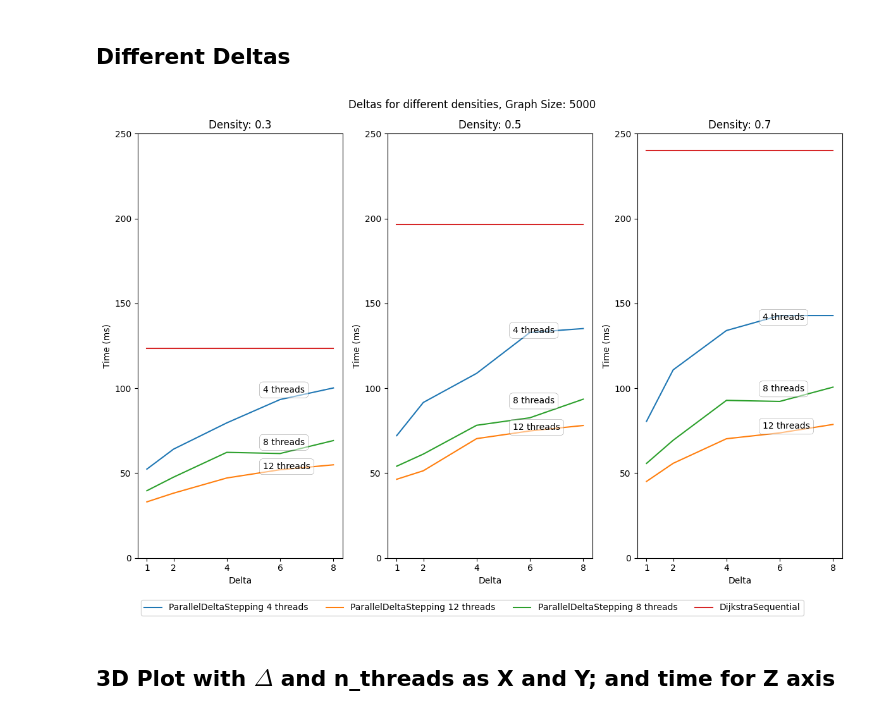
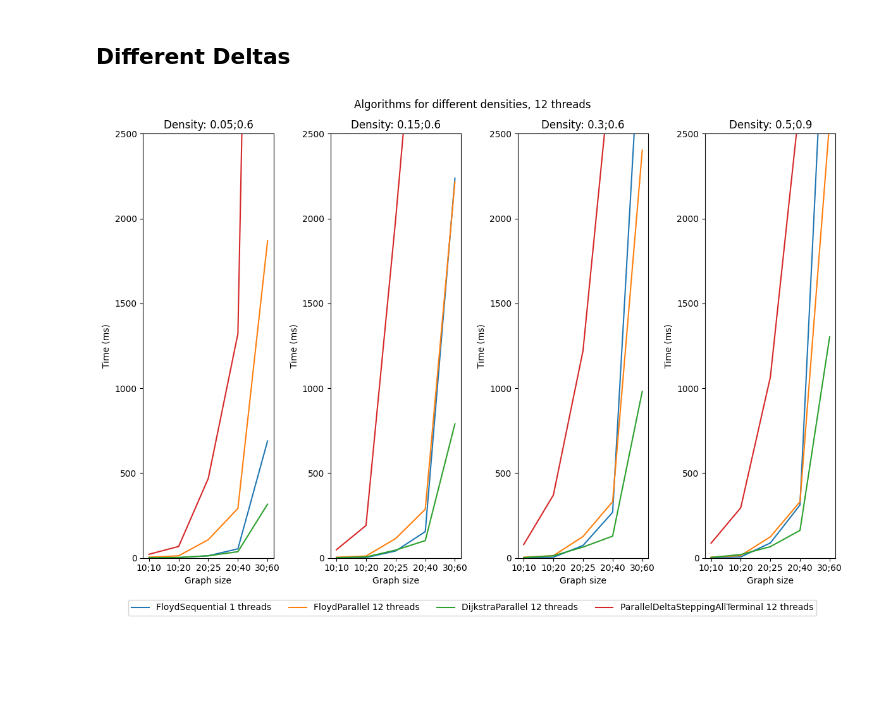
Before and after one commit to RomainPuech/parallel_shortest_path, a Jupyter notebook: analysis.ipynb, the cells around one changed output. Drawn from its saved outputs; the diff is of its cells as text; code cells hidden in the pictures; blank space fills up the shorter version.

Commit message:
Analysis of floyd warshall

```diff
--- a/analysis.ipynb
+++ b/analysis.ipynb
@@ -5,9 +5,9 @@ import pandas as pd
 import os
 
 def load() -> pd.DataFrame:
-    path = os.getcwd() + "/parallel_shortest_path/data/"
+    path = os.getcwd() + "\\"
 
-    ds_names_list: list[str] = ["results_200.csv", "results_500.csv", "results_1000.csv", "results_2500.csv", "results_5000.csv", "results_7500.csv", "results_10000.csv"]
+    ds_names_list: list[str] = ["results_25000_0.7_network.csv"]
 
     df_list: list[pd.DataFrame] = []
 
@@ -25,9 +25,10 @@ data = load()
 # %%
 class Algorithm:
     fwd = {
-        0:"DeltaStepping",
-        1: "DijkstraSequential",
-        2: "ParallelDeltaStepping"
+        0:"FloydSequential",
+        1: "FloydParallel",
+        2: "DijkstraParallel",
+        3: "ParallelDeltaSteppingAllTerminal"
         }
     bwd = {v: k for k, v in fwd.items()}
     def __getitem__(self, item):
@@ -55,6 +56,6 @@ def filter_df(df, alg:str | int = None, parallel:bool = None, delta:int = None,
         df = df[df['n_threads'] == n_threads]
     return df
 
-filter_df(data, alg=2, delta=1, graph_size=200, graph_density=0.3)
+filter_df(data, alg=2, graph_size="30;60", graph_density="0.3;0.6")
 # %% [output]
 |  | algorithm | parallel | delta | graph_size | graph_density | n_threads | time |
@@ -165,55 +160,50 @@ plt.show();
 import matplotlib.pyplot as plt
 import numpy as np
 
-graph_size = 5000
+n_threads = 12
 densities = data["graph_density"].unique()
 fig, axs = plt.subplots(1,len(densities), figsize=(12, 8))
 
 lines_labels = []
 
-filtered_df = filter_df(data, graph_size=graph_size, alg=1)
+filtered_df = filter_df(data, n_threads=n_threads)
 mmin = filtered_df["time"].min()
 mmax = filtered_df["time"].max()
 
+g_sizes = data['graph_size'].unique()
+
 for i, density in enumerate(densities):
-    filtered_df = filter_df(data, graph_size=graph_size, graph_density=density)
+    filtered_df = filter_df(data, graph_density=density)
 
-    alg = 1 # DijkstraSequential
-    filtered_df_alg = filter_df(filtered_df, alg=alg)
-    dijkstra_time = filtered_df_alg["time"].mean()
-
-    alg = 2 # ParallelDeltaStepping
-    for n_threads in [4, 12, 8]:
-        filtered_df_alg = filter_df(filtered_df, alg=alg, n_threads=n_threads)
-        line, = axs[i].plot(filtered_df_alg["delta"], filtered_df_alg['time'], label=f"{Algorithm()[alg]} {n_threads} threads")
+    for alg in [0, 1, 2, 3]:
+        filtered_df_alg = filter_df(filtered_df, alg=alg, n_threads=n_threads if alg!=0 else 1)
+        line, = axs[i].plot(list(range(len(filtered_df_alg["graph_size"]))), filtered_df_alg['time'], label=f"{Algorithm()[alg]} {n_threads if alg!=0 else 1} threads")
 
         if line.get_label() not in [label for _, label in lines_labels]:
             lines_labels.append((line, line.get_label()))
 
-        axs[i].annotate(f"{n_threads} threads",
+        """axs[i].annotate(Algorithm()[alg],
                 xy=(filtered_df_alg["delta"].iloc[-1], filtered_df_alg['time'].iloc[-1]),
-                xytext=(-80,-5), textcoords='offset points',
+                xytext=(0,-5), textcoords='offset points',
                 bbox=dict(boxstyle="round,pad=0.4", fc="white", ec="black", lw=0.3,alpha=0.5))
-
-    line, = axs[i].plot(filtered_df_alg["delta"], dijkstra_time * np.ones(len(filtered_df_alg["delta"])), label=Algorithm()[1])
-
+"""
     if line.get_label() not in [label for _, label in lines_labels]:
         lines_labels.append((line, line.get_label()))
 
-    axs[i].set_ylim(0, 250)
+    #axs[i].set_yscale("log")
+    axs[i].set_ylim(0, 2500)
     axs[i].set_title(f"Density: {density}")
-    axs[i].set_xlabel('Delta')
-    axs[i].set_xticks(filtered_df_alg["delta"].unique())
+    axs[i].set_xlabel('Graph size')
+    axs[i].set_xticks(list(range(len(filtered_df_alg["graph_size"]))))
     axs[i].set_ylabel('Time (ms)')
+    axs[i].set_xticklabels(Xp)
 
-plt.suptitle(f"Deltas for different densities, Graph Size: {graph_size}")
+plt.suptitle(f"Algorithms for different densities, 12 threads")
 plt.tight_layout()
 
 lines, labels = zip(*lines_labels)
 fig.legend(lines, labels, loc='lower center', ncol=len(lines), bbox_to_anchor=(0.5, -0.05))
 
 plt.show()
 # %% [output]
-[figure, old version]
+[figure, new version]
-# %% [markdown]
-## 3D Plot with $\Delta$ and n_threads as X and Y; and time for Z axis
```
Also changed, not shown: parts of 6 cells of this notebook, 7 other files.
